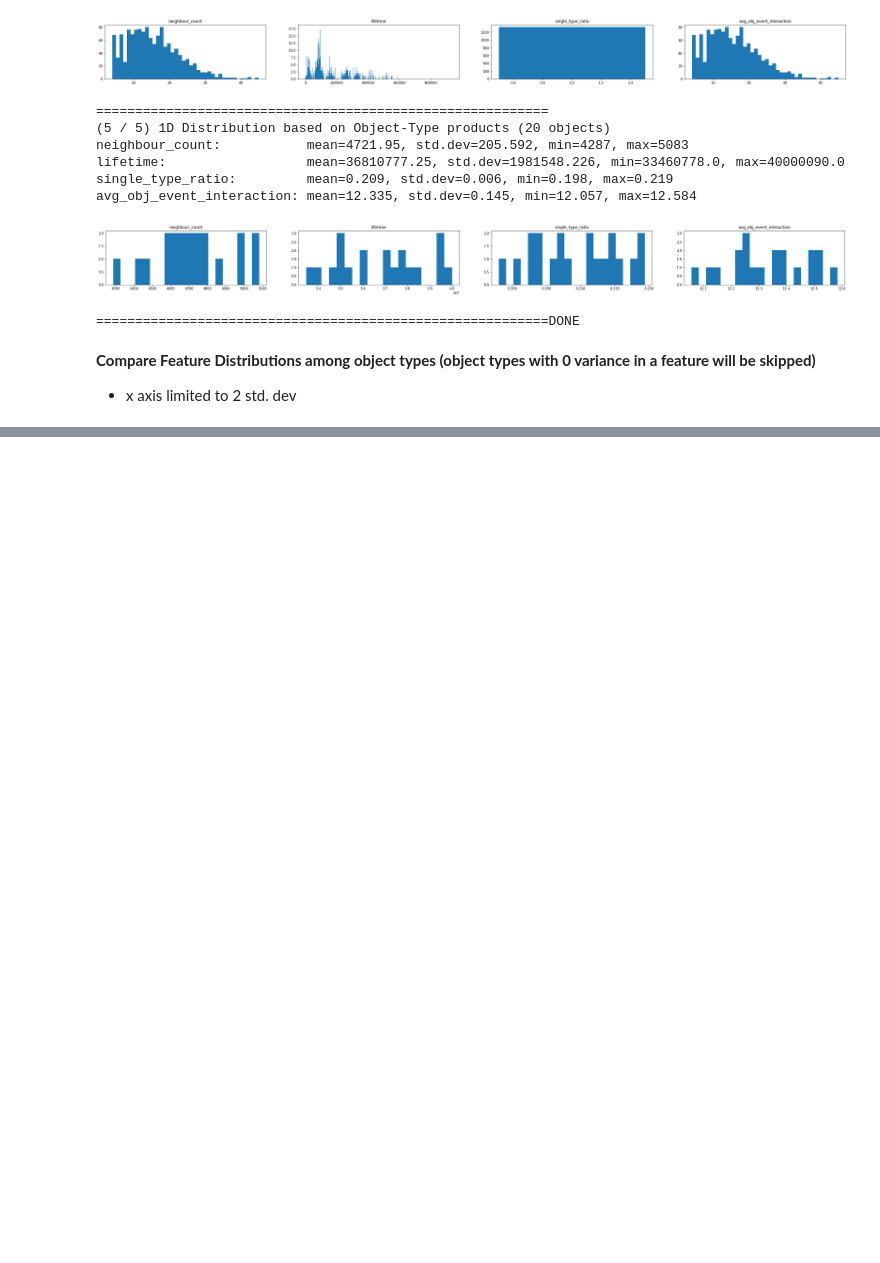
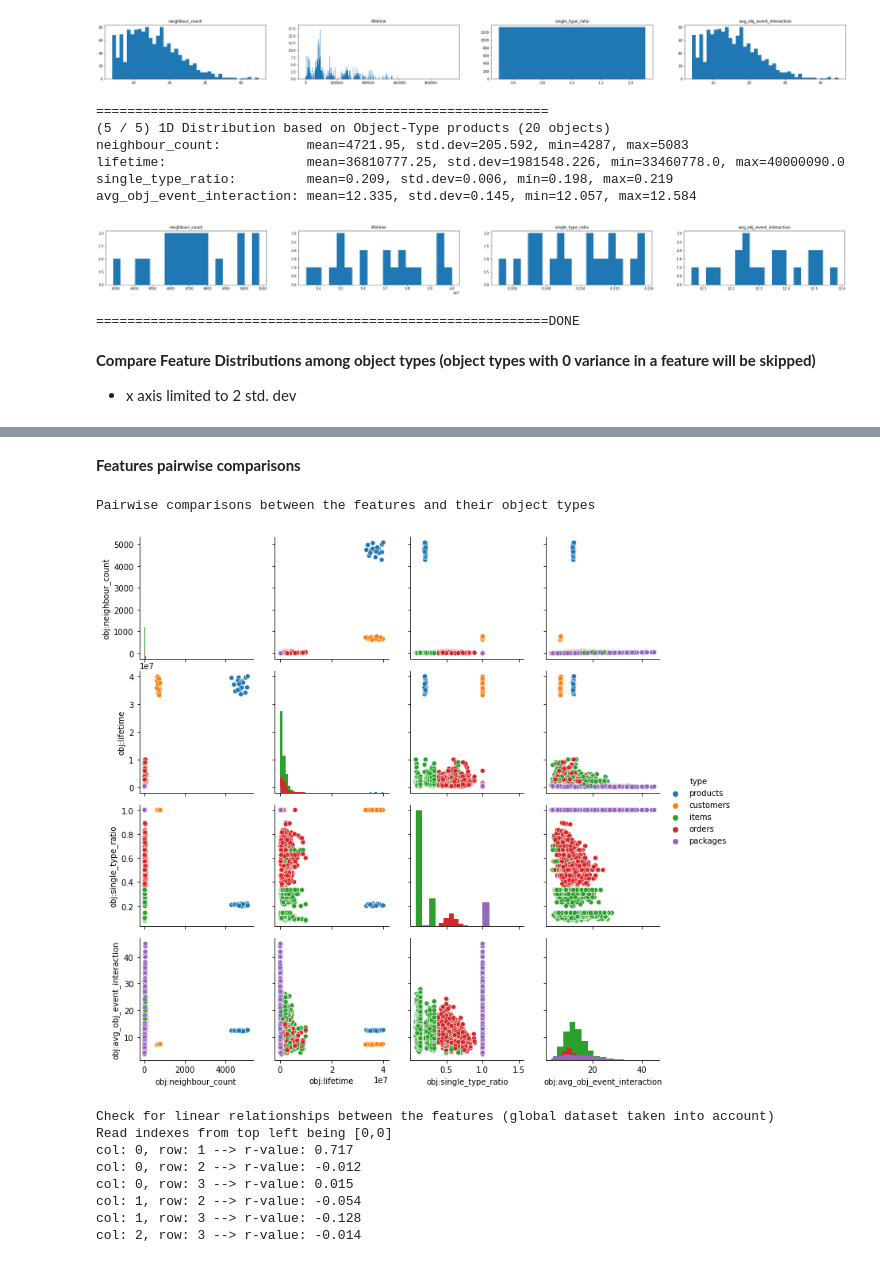
Before and after one commit to DerAndereJohannes/ocel-features, a Jupyter notebook: examples/notebooks/feature_analysis.ipynb, the cells around one changed output, grey strips where cells are left out. Saved outputs shown, nothing was run; the diff lists cells and outputs as text; code cells hidden in the pictures; blank space fills up the shorter version.

Commit message:
added feature pairwise comparisons - added a pairgrid to compare all the features with each other - added the coefficient of determination to find any linear correlations

```diff
--- a/examples/notebooks/feature_analysis.ipynb
+++ b/examples/notebooks/feature_analysis.ipynb
@@ -152,0 +152,39 @@ Comparing the distributions of the features between object types
+# %% [markdown]
+**Features pairwise comparisons**
+# %%
+print('Pairwise comparisons between the features and their object types')
+# get combinations for later r calculation
+import itertools
+combinations = list(itertools.combinations(range(len(df.columns)), 2))
+
+# add a type column for colouring
+type_col = [TARGET_LOG['ocel:objects'][obj]['ocel:type'] for obj in row_ids]
+df['type'] = type_col
+
+g = sns.PairGrid(df, hue='type')
+g.map_diag(plt.hist)
+g.map_offdiag(sns.scatterplot)
+g.add_legend()
+plt.show()
+
+
+print('Check for linear relationships between the features (global dataset taken into account)')
+# print r values
+print('Read indexes from top left being [0,0]')
+for i, j in combinations:
+    r, _ = stats.pearsonr(df.iloc[:, i], df.iloc[:, j])
+    print(f'col: {i}, row: {j} --> r-value: {round(r, 3)}')
+
+# cleanup
+df = df.drop(columns=['type'])
+# %% [output]
+Pairwise comparisons between the features and their object types
+[figure, added]
+Check for linear relationships between the features (global dataset taken into account)
+Read indexes from top left being [0,0]
+col: 0, row: 1 --> r-value: 0.717
+col: 0, row: 2 --> r-value: -0.012
+col: 0, row: 3 --> r-value: 0.015
+col: 1, row: 2 --> r-value: -0.054
+col: 1, row: 3 --> r-value: -0.128
+col: 2, row: 3 --> r-value: -0.014
```
Also changed, not shown: parts of 4 cells of this notebook.
